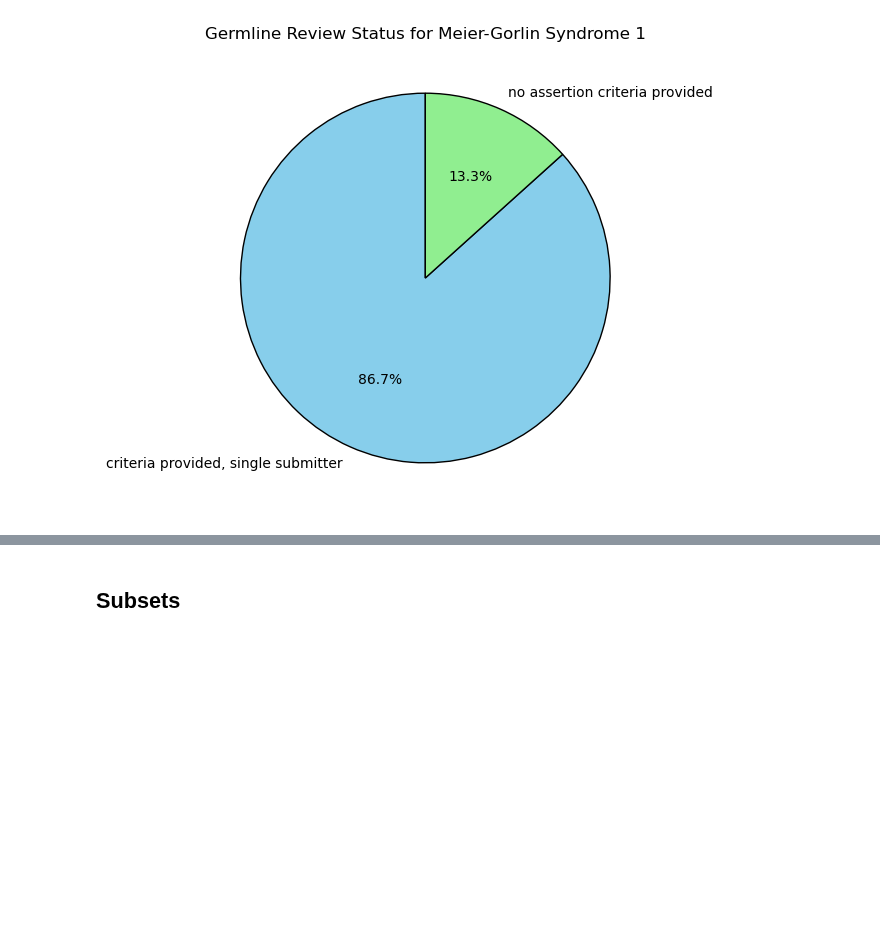
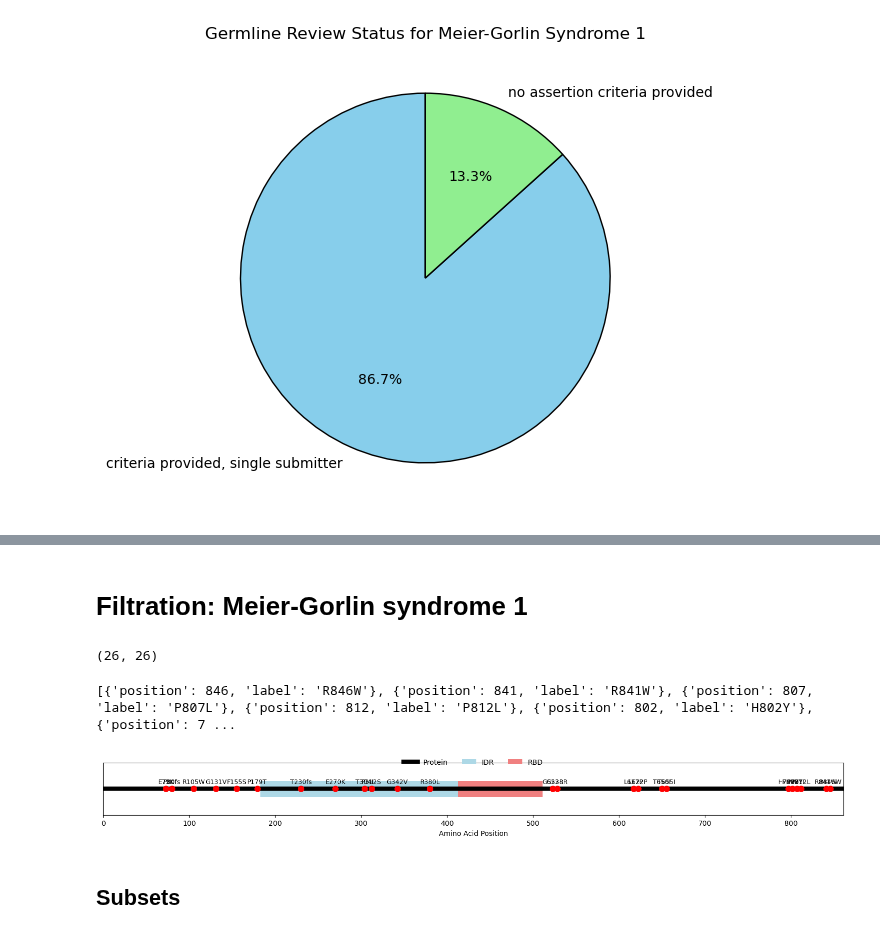
Before and after one commit to Lopatushka/ORC1, a Jupyter notebook: clinvar_analysis.ipynb, the cells around one changed output, grey strips where cells are left out. Cells and saved outputs as stored; diff of their text form; code cells hidden in the pictures; blank space fills up the shorter version.

```diff
--- a/clinvar_analysis.ipynb
+++ b/clinvar_analysis.ipynb
@@ -143,3 +157,66 @@ Name: count, dtype: int64
+# %% [markdown]
+# Filtration: Meier-Gorlin syndrome 1
+# %%
+filtered_df = df[
+    (df["Condition_new"] == "Meier-Gorlin syndrome 1") &
+    (df["Germline review status"] == "criteria provided, single submitter")
+]
+filtered_df.shape
+# %% [output]
+(26, 26)
+# %%
+# List of prtein mutations
+mutations = list(filtered_df["Protein change"].dropna())
+
+# Split each string into separate mutations and flatten the list
+mutations_names = [mutation.strip() for group in mutations for mutation in group.split(',')]
+
+# Create a list of dictionaries with position and label
+mutations_with_labels = [
+    {"position": int(re.findall(r'\d+', mutation)[0]), "label": mutation}
+    for mutation in mutations_names
+]
+
+# Print the result
+print(mutations_with_labels)
+# %% [output]
+[{'position': 846, 'label': 'R846W'}, {'position': 841, 'label': 'R841W'}, {'position': 807, 'label': 'P807L'}, {'position': 812, 'label': 'P812L'}, {'position': 802, 'label': 'H802Y'}, {'position': 7 ...
+# %%
+# Define protein information
+protein_length = 861  # Example: protein is 800 amino acids long
+domains = [
+    {"name": "IDR", "start": 183, "end": 413, "color": "lightblue"},
+    {"name": "RBD", "start": 413, "end": 511, "color": "lightcoral"},
+]
+mutations = mutations_with_labels
+
+# Create the figure
+fig, ax = plt.subplots(figsize=(15, 2))
+
+# Draw the protein backbone
+ax.plot([0, protein_length], [0.5, 0.5], color="black", lw=6, label="Protein")
+
+# Draw the domains
+for domain in domains:
+    ax.barh(0.5, domain["end"] - domain["start"], left=domain["start"], height=0.3, color=domain["color"], label=domain["name"])
+
+# Mark the mutations
+for mutation in mutations:
+    ax.plot(mutation["position"], 0.5, marker="o", color="red", markersize=8)
+    ax.text(mutation["position"], 0.6, mutation["label"], ha="center", fontsize=9)
+
+# Add labels and legend
+ax.set_xlim(0, protein_length)
+ax.set_ylim(0, 1)
+ax.set_yticks([])
+ax.set_xlabel("Amino Acid Position")
+ax.legend(loc="upper center", bbox_to_anchor=(0.5, 1.2), ncol=3, frameon=False)
+
+# Show the plot
+plt.tight_layout()
+plt.show()
+# %% [output]
+[figure, added]
 # %% [markdown]
 ## Subsets
 # %%
```
Also changed, not shown: parts of 3 cells of this notebook.
